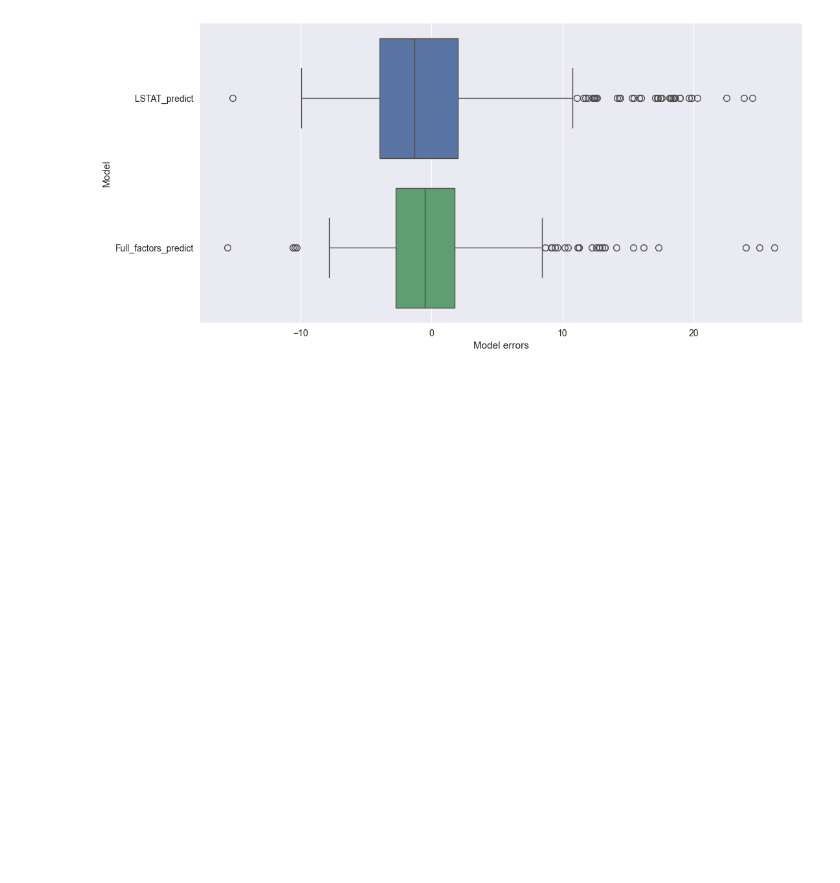
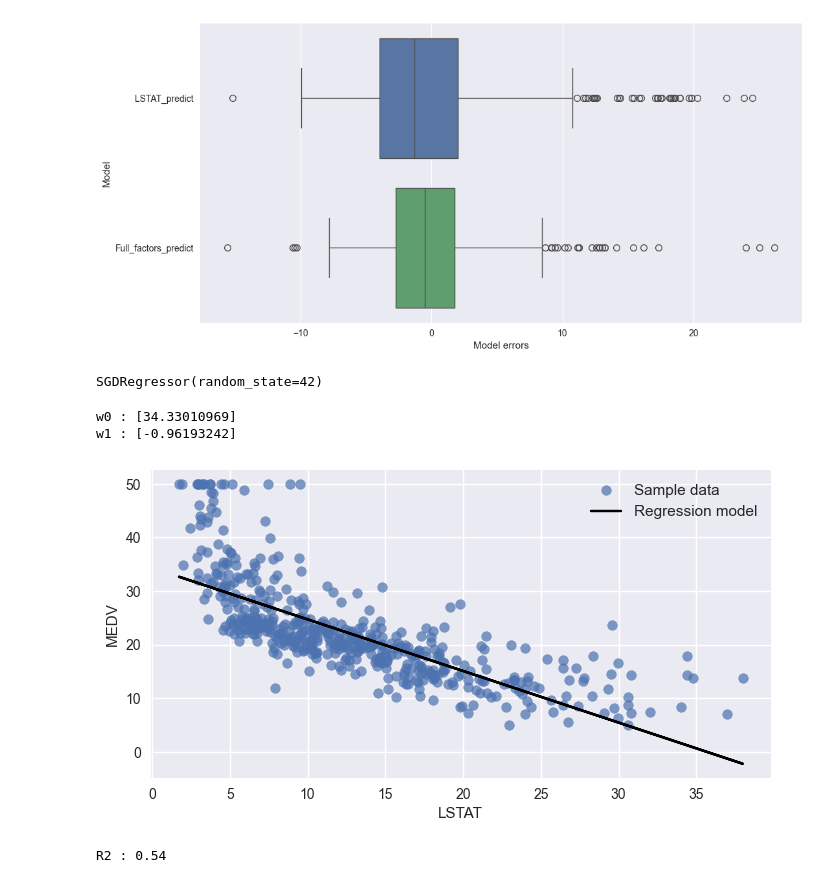
Before and after one commit to arkadijshmelev/for-study, a Jupyter notebook: lin_reg.ipynb, the cells around one changed output. Cells and saved outputs as stored; diff of their text form; code cells hidden in the pictures; blank space fills up the shorter version.

```diff
--- a/lin_reg.ipynb
+++ b/lin_reg.ipynb
@@ -169,3 +195,26 @@ ax.set_xlabel('Model errors') #название оси абсцисс
 ax.set_ylabel('Model'); #название оси ординат
 # %% [output]
 [figure]
+# %%
+X = boston_data[['LSTAT']]
+y = boston_data['MEDV']
+# %%
+sgd_lr_lstat = linear_model.SGDRegressor(random_state=42)
+sgd_lr_lstat.fit(X, y)
+# %% [output]
+SGDRegressor(random_state=42)
+# %%
+print(f'w0 : {sgd_lr_lstat.intercept_}')
+print(f'w1 : {sgd_lr_lstat.coef_}')
+# %% [output]
+w0 : [34.33010969]
+w1 : [-0.96193242]
+# %%
+y_predict = sgd_lr_lstat.predict(X)
+plot_regression_2d(X, y, y_predict)
+# %% [output]
+[figure, added]
+# %%
+print('R2 : {:.2f}'.format(metrics.r2_score(y, y_predict)))
+# %% [output]
+R2 : 0.54
```
Also changed, not shown: parts of 23 cells of this notebook.
